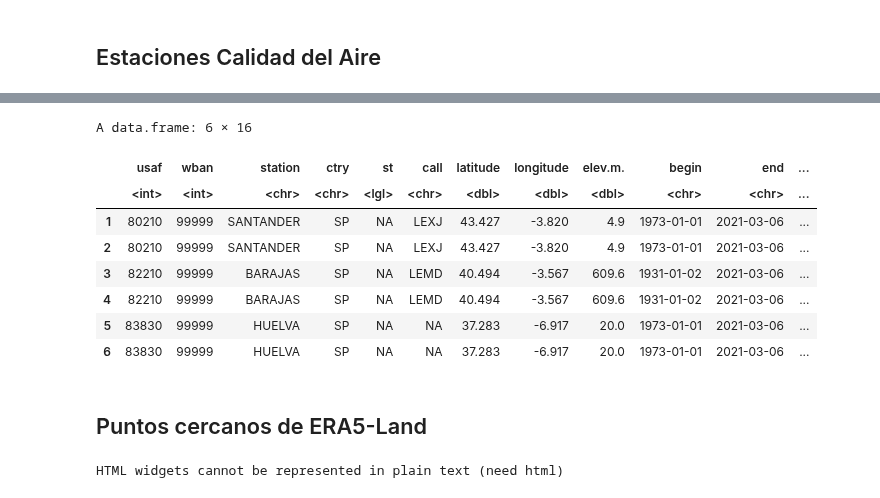
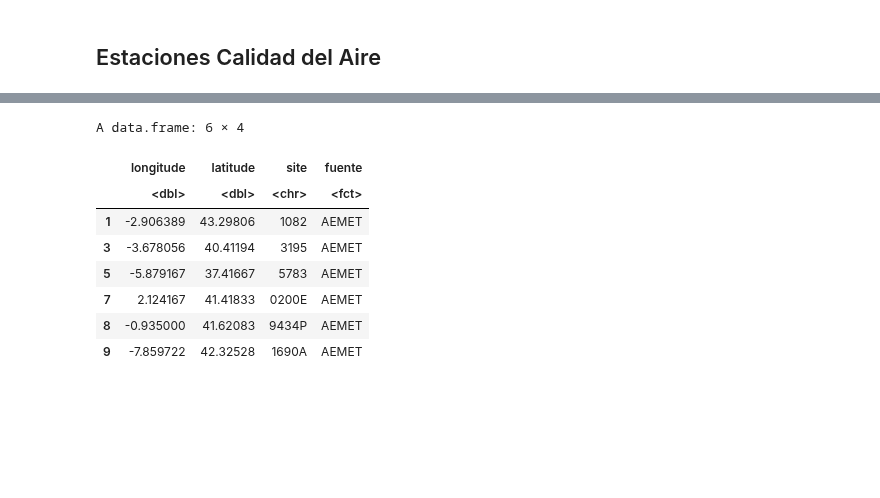
Before and after one commit to Jaimedgp/AirQualityCOVID, a Jupyter notebook: notebooks/Curation/process/Stations_Map.ipynb, the cells around one changed output, grey strips where cells are left out. Drawn from its saved outputs; the diff is of its cells as text; code cells hidden in the pictures; blank space fills up the shorter version.

Commit message:
Remove not used stations and simplify code

```diff
--- a/notebooks/Curation/process/Stations_Map.ipynb
+++ b/notebooks/Curation/process/Stations_Map.ipynb
@@ -22,4 +28,2 @@ map <- leaflet() %>%
 # %% [markdown]
 ## Estaciones Calidad del Aire
-# %%
-data.AQ <- read.csv("data/Curation/checked_AQ.csv")
@@ -39,3 +29,0 @@ map <- map %>%
-# %%
-data.AEMET <- read.csv("data/Curation/checked_AEMET.csv")
-head(data.AEMET)
@@ -65,13 +29,0 @@ map <- map %>%
-# %%
-data.WorldMet <- read.csv("data/Curation/checked_WorldMet.csv")
-head(data.WorldMet)
-# %% [output]
-A data.frame: 6 × 16
-|  | usaf | wban | station | ctry | st | call | latitude | longitude | elev.m. | begin | end | ... |
-|  | <int> | <int> | <chr> | <chr> | <lgl> | <chr> | <dbl> | <dbl> | <dbl> | <chr> | <chr> | ... |
-| 1 | 80210 | 99999 | SANTANDER | SP | NA | LEXJ | 43.427 | -3.820 | 4.9 | 1973-01-01 | 2021-03-06 | ... |
-| 2 | 80210 | 99999 | SANTANDER | SP | NA | LEXJ | 43.427 | -3.820 | 4.9 | 1973-01-01 | 2021-03-06 | ... |
-| 3 | 82210 | 99999 | BARAJAS | SP | NA | LEMD | 40.494 | -3.567 | 609.6 | 1931-01-02 | 2021-03-06 | ... |
-| 4 | 82210 | 99999 | BARAJAS | SP | NA | LEMD | 40.494 | -3.567 | 609.6 | 1931-01-02 | 2021-03-06 | ... |
-| 5 | 83830 | 99999 | HUELVA | SP | NA | NA | 37.283 | -6.917 | 20.0 | 1973-01-01 | 2021-03-06 | ... |
-| 6 | 83830 | 99999 | HUELVA | SP | NA | NA | 37.283 | -6.917 | 20.0 | 1973-01-01 | 2021-03-06 | ... |
@@ -89,7 +29,0 @@ map <- map %>%
-# %% [markdown]
-## Puntos cercanos de ERA5-Land
-# %%
-load("data/Curation/ERA5-Land/ssrd_daily_2010_2020_final_stations.rda")
-
-data.ERA5 <- data.frame(attributes(df)$xycoor)
-names(data.ERA5) <- c("longitude", "latitude")
@@ -108,4 +30,47 @@ map <- map %>%
-# %%
-map
-# %% [output]
-HTML widgets cannot be represented in plain text (need html)
+# %%
+load("data/Curation/ERA5-Land/ssrd_daily_2010_2020_final_stations.rda")
+
+data.sites <- rbind(# AEMET
+                    read.csv("data/Curation/checked_AEMET.csv") %>%
+                        subset(siteAQ != "es1573a") %>%
+                        select(longitud, latitud, indicativo) %>%
+                        rename(site = indicativo,
+                               longitude = longitud,
+                               latitude = latitud
+                              ) %>%
+                        mutate(fuente = as.factor("AEMET")) %>%
+                        unique,
+                    # WorldMet
+                    read.csv("data/Curation/checked_NOAA-ISD.csv") %>%
+                        subset(siteAQ != "es1573a") %>%
+                        select(longitude, latitude, code) %>%
+                        rename(site = code) %>%
+                        mutate(fuente = as.factor("NOAA-ISD")) %>%
+                        unique,
+                    # ERA5-Land
+                    data.frame(attributes(df)$xycoor) %>%
+                        rename(longitude = X1, latitude = X2) %>%
+                        round(2) %>%
+                        subset(c(longitude != -4.8, latitude != 37.9) == c(TRUE, TRUE)) %>%
+                        subset(c(longitude != -6.2, latitude != 36.6) == c(TRUE, TRUE)) %>%
+                        subset(c(longitude != -8.4, latitude != 43.3) == c(TRUE, TRUE)) %>%
+                        mutate(site = "-", fuente = as.factor("ERA5-Land")) %>%
+                        unique,
+                    # Calidad del Aire
+                    read.csv("data/Curation/checked_AQ.csv") %>%
+                        subset(site != "es1573a") %>%
+                        select(longitude, latitude, site) %>%
+                        mutate(fuente = as.factor("Calidad Aire")) %>%
+                    unique
+                   )
+head(data.sites)
+# %% [output]
+A data.frame: 6 × 4
+|  | longitude | latitude | site | fuente |
+|  | <dbl> | <dbl> | <chr> | <fct> |
+| 1 | -2.906389 | 43.29806 | 1082 | AEMET |
+| 3 | -3.678056 | 40.41194 | 3195 | AEMET |
+| 5 | -5.879167 | 37.41667 | 5783 | AEMET |
+| 7 | 2.124167 | 41.41833 | 0200E | AEMET |
+| 8 | -0.935000 | 41.62083 | 9434P | AEMET |
+| 9 | -7.859722 | 42.32528 | 1690A | AEMET |
```
Also changed, not shown: parts of 10 cells of this notebook, 1 other file.
